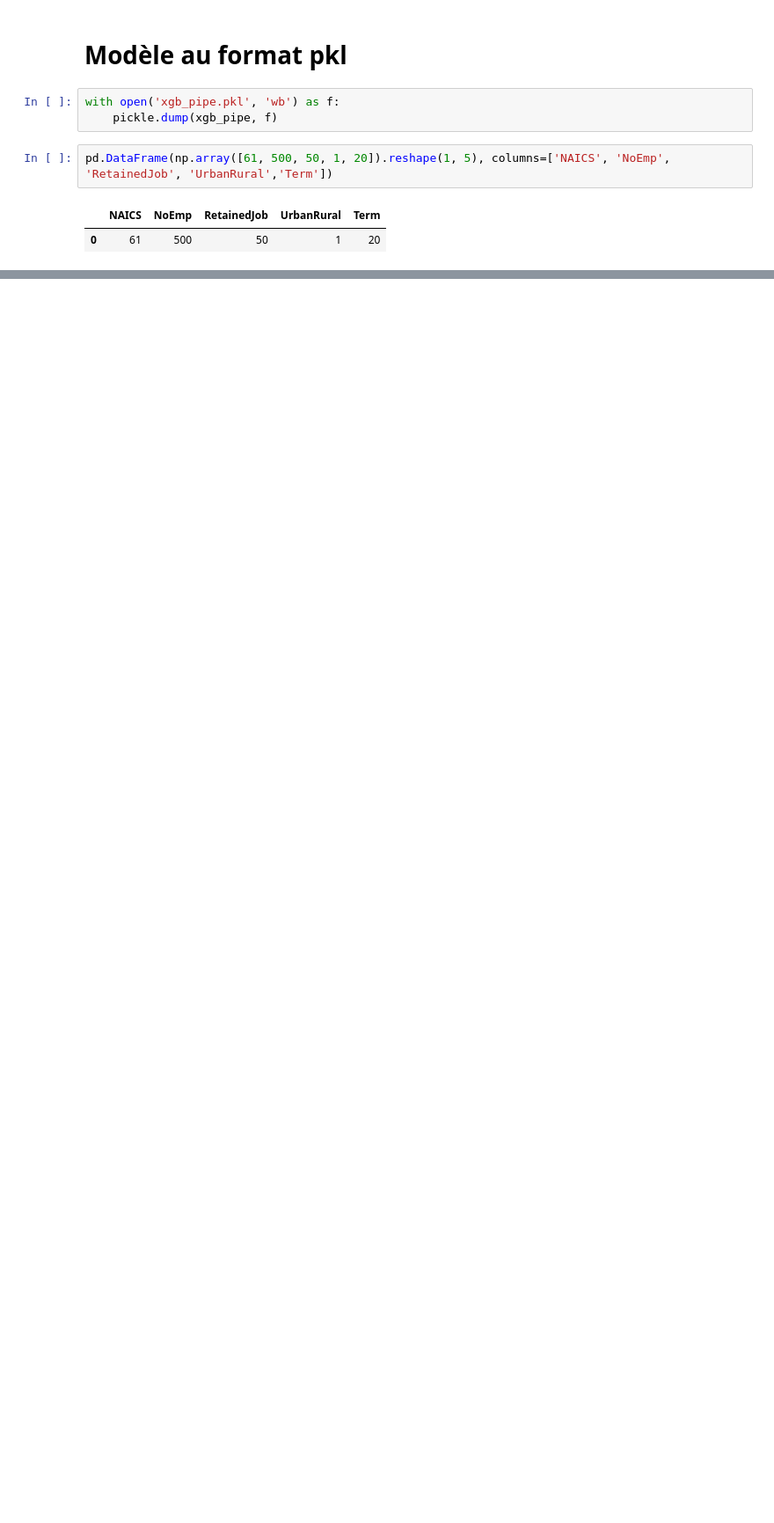
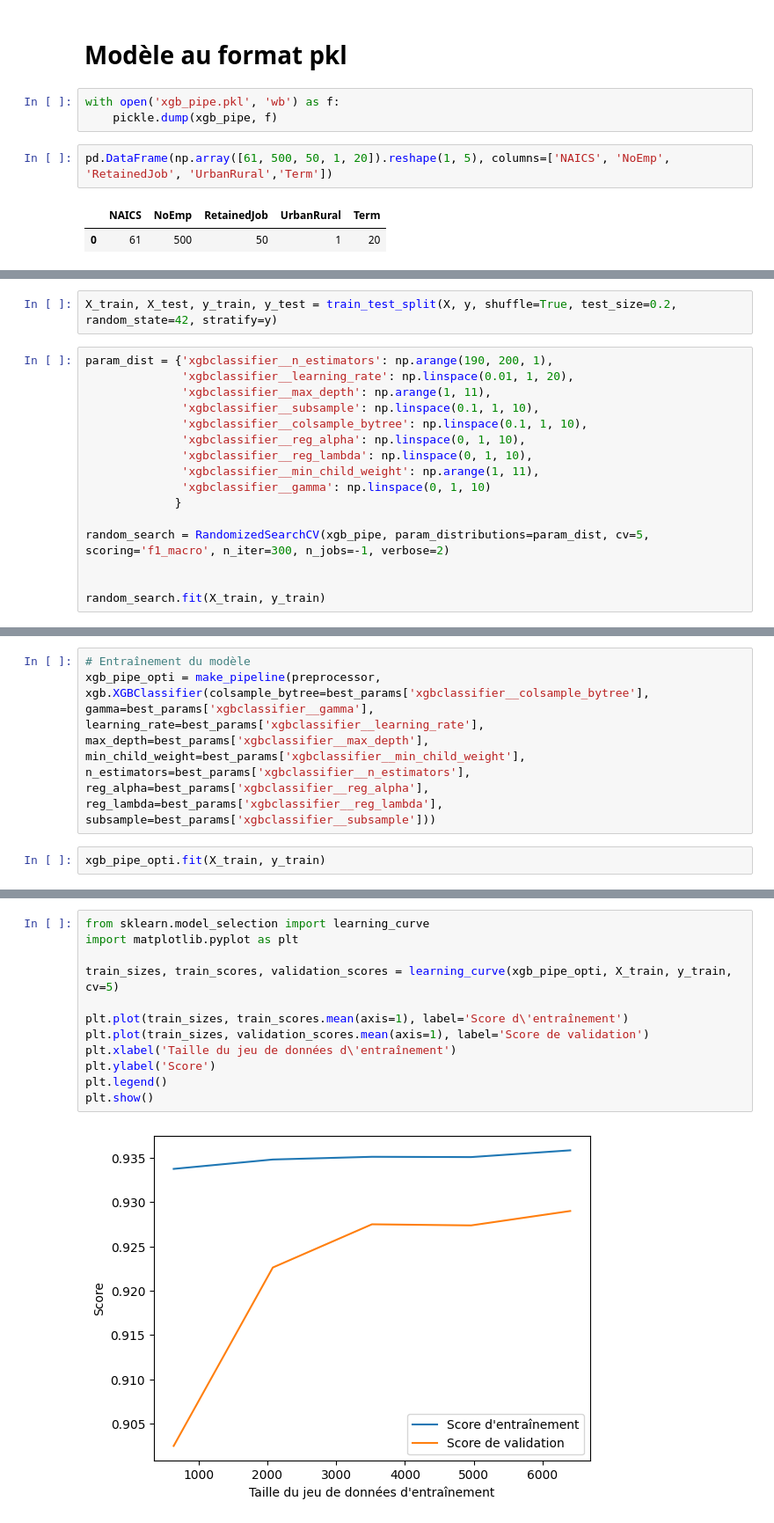
Before and after one commit to Abdellah-R/Projet_Classification, a Jupyter notebook: Notebooks/modelisation.ipynb, the cells around one changed output, grey strips where cells are left out. Shown at 88% size. Drawn from its saved outputs; the diff is of its cells as text; blank space fills up the shorter version.

```diff
--- a/Notebooks/modelisation.ipynb
+++ b/Notebooks/modelisation.ipynb
@@ -325,0 +346,18 @@ array([0])
+# %%
+X_train, X_test, y_train, y_test = train_test_split(X, y, shuffle=True, test_size=0.2, random_state=42, stratify=y)
+# %%
+param_dist = {'xgbclassifier__n_estimators': np.arange(190, 200, 1),
+              'xgbclassifier__learning_rate': np.linspace(0.01, 1, 20),
+              'xgbclassifier__max_depth': np.arange(1, 11),
+              'xgbclassifier__subsample': np.linspace(0.1, 1, 10),
+              'xgbclassifier__colsample_bytree': np.linspace(0.1, 1, 10),
+              'xgbclassifier__reg_alpha': np.linspace(0, 1, 10),
+              'xgbclassifier__reg_lambda': np.linspace(0, 1, 10),
+              'xgbclassifier__min_child_weight': np.arange(1, 11),
+              'xgbclassifier__gamma': np.linspace(0, 1, 10)
+             }
+
+random_search = RandomizedSearchCV(xgb_pipe, param_distributions=param_dist, cv=5, scoring='f1_macro', n_iter=300, n_jobs=-1, verbose=2)
+
+
+random_search.fit(X_train, y_train)
@@ -325,0 +404,13 @@ array([0])
+# %%
+# Entraînement du modèle
+xgb_pipe_opti = make_pipeline(preprocessor, xgb.XGBClassifier(colsample_bytree=best_params['xgbclassifier__colsample_bytree'],
+gamma=best_params['xgbclassifier__gamma'],
+learning_rate=best_params['xgbclassifier__learning_rate'],
+max_depth=best_params['xgbclassifier__max_depth'],
+min_child_weight=best_params['xgbclassifier__min_child_weight'],
+n_estimators=best_params['xgbclassifier__n_estimators'],
+reg_alpha=best_params['xgbclassifier__reg_alpha'],
+reg_lambda=best_params['xgbclassifier__reg_lambda'],
+subsample=best_params['xgbclassifier__subsample']))
+# %%
+xgb_pipe_opti.fit(X_train, y_train)
@@ -325,0 +449,14 @@ array([0])
+# %%
+from sklearn.model_selection import learning_curve
+import matplotlib.pyplot as plt
+
+train_sizes, train_scores, validation_scores = learning_curve(xgb_pipe_opti, X_train, y_train, cv=5)
+
+plt.plot(train_sizes, train_scores.mean(axis=1), label='Score d\'entraînement')
+plt.plot(train_sizes, validation_scores.mean(axis=1), label='Score de validation')
+plt.xlabel('Taille du jeu de données d\'entraînement')
+plt.ylabel('Score')
+plt.legend()
+plt.show()
+# %% [output]
+[figure, added]
```
Also changed, not shown: parts of 20 cells of this notebook, 6 other files.
